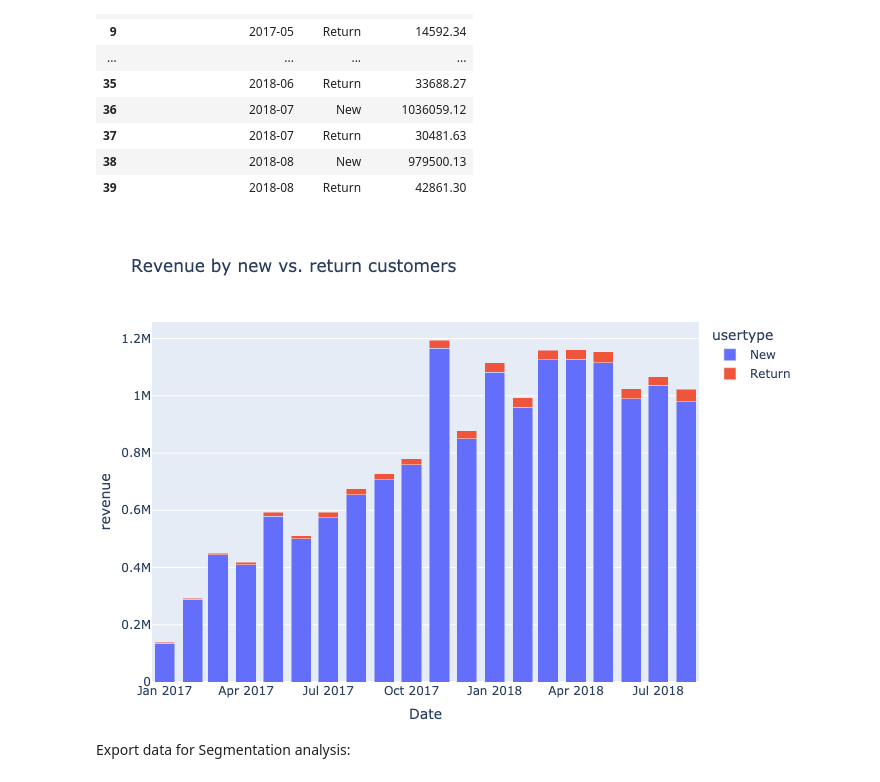
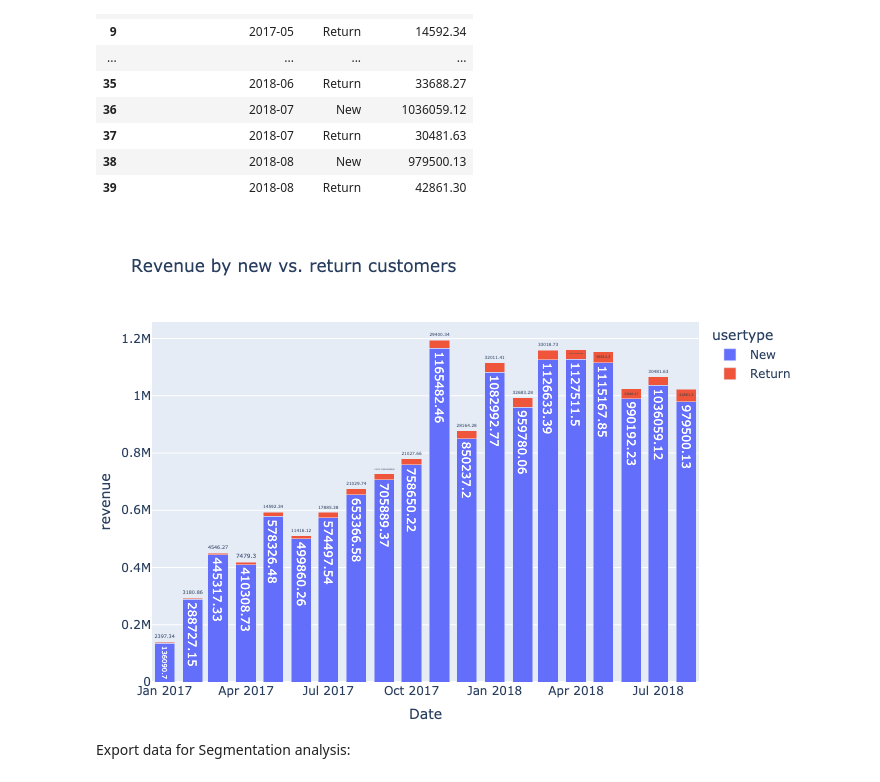
Before and after one commit to dailyLi/olist_digital_marketing, a Jupyter notebook: EDA.ipynb, the cells around one changed output. Cells and saved outputs as stored; diff of their text form; code cells hidden in the pictures.

```diff
--- a/EDA.ipynb
+++ b/EDA.ipynb
@@ -477,20 +478,20 @@ df_revenue_customer
 | 38 | 2018-08 | New | 979500.13 |
 | 39 | 2018-08 | Return | 42861.30 |
 # %%
-fig = px.bar(df_revenue_customer, x='order_purchase_timestamp', y='payment_value',
+fig = px.bar(df_revenue_customer, x='order_purchase_timestamp', y='payment_value', text='payment_value',
               color="usertype", barmode = 'stack',
               labels={'order_purchase_timestamp':'Date', 'payment_value':'revenue'},
               title='Revenue by new vs. return customers')
 
 fig.update_layout(margin ={'l':50,'b':0,'r':0})
 
 #generate interactive graph in Jupyter Notebook
 #fig.show()
 
 #generate static graph for GitHub display
 fig.show(renderer="png")
 # %% [output]
-[figure, old version]
+[figure, new version]
 # %% [markdown]
 Export data for Segmentation analysis:
 # %%
```
Also changed, not shown: parts of 9 cells of this notebook.
